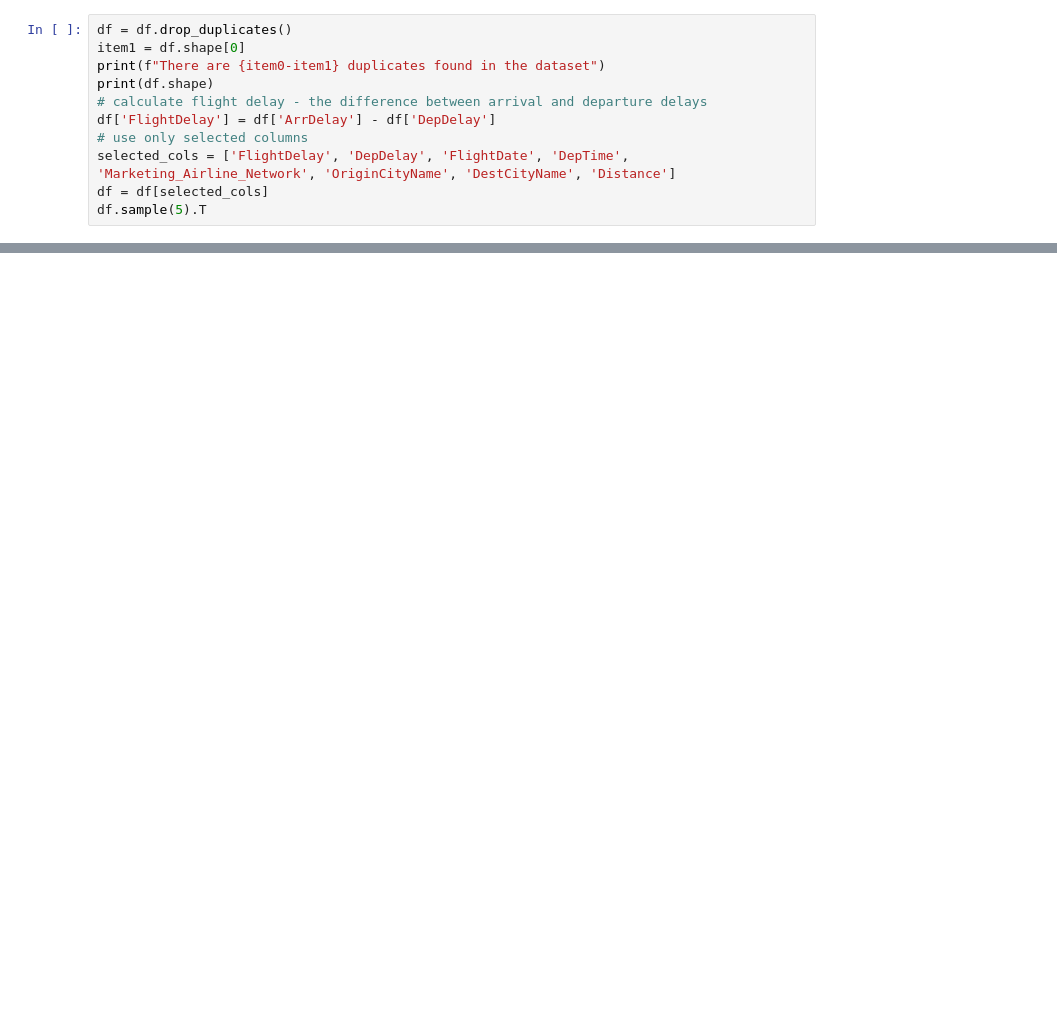
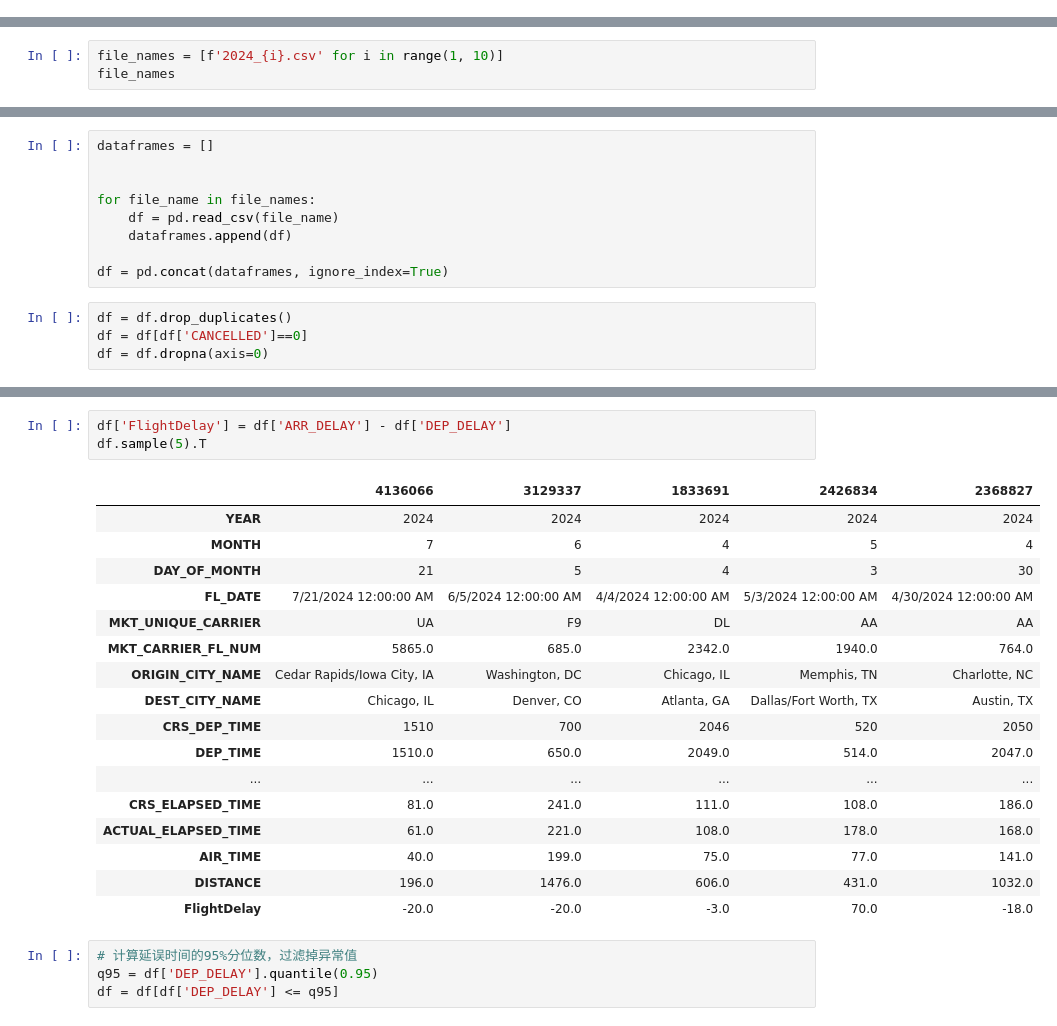
Before and after one commit to ArthasL1/6893-Flight-Recommendation-System, a Jupyter notebook: Progress.ipynb, the cells around one changed output, grey strips where cells are left out. Cells and saved outputs as stored; diff of their text form; blank space fills up the shorter version.

```diff
--- a/Progress.ipynb
+++ b/Progress.ipynb
@@ -56,11 +10,0 @@ memory usage: 6.7+ GB
-# %%
-df = df.drop_duplicates()
-item1 = df.shape[0]
-print(f"There are {item0-item1} duplicates found in the dataset")
-print(df.shape)
-# calculate flight delay - the difference between arrival and departure delays
-df['FlightDelay'] = df['ArrDelay'] - df['DepDelay']
-# use only selected columns
-selected_cols = ['FlightDelay', 'DepDelay', 'FlightDate', 'DepTime', 'Marketing_Airline_Network', 'OriginCityName', 'DestCityName', 'Distance']
-df = df[selected_cols]
-df.sample(5).T
@@ -78,0 +11,3 @@ There are 0 duplicates found in the dataset
+# %%
+file_names = [f'2024_{i}.csv' for i in range(1, 10)]
+file_names
@@ -79,3 +24,16 @@ There are 0 duplicates found in the dataset
+# %%
+dataframes = []
+
+
+for file_name in file_names:
+    df = pd.read_csv(file_name)
+    dataframes.append(df)
+
+df = pd.concat(dataframes, ignore_index=True)
+# %%
+df = df.drop_duplicates()
+df = df[df['CANCELLED']==0]
+df = df.dropna(axis=0)
 # %%
 df.columns
 # %% [output]
@@ -169,0 +46,25 @@ custom_plot_directory\FlightDelay\pair_scatters.html
+# %%
+df['FlightDelay'] = df['ARR_DELAY'] - df['DEP_DELAY']
+df.sample(5).T
+# %% [output]
+|  | 4136066 | 3129337 | 1833691 | 2426834 | 2368827 |
+| YEAR | 2024 | 2024 | 2024 | 2024 | 2024 |
+| MONTH | 7 | 6 | 4 | 5 | 4 |
+| DAY_OF_MONTH | 21 | 5 | 4 | 3 | 30 |
+| FL_DATE | 7/21/2024 12:00:00 AM | 6/5/2024 12:00:00 AM | 4/4/2024 12:00:00 AM | 5/3/2024 12:00:00 AM | 4/30/2024 12:00:00 AM |
+| MKT_UNIQUE_CARRIER | UA | F9 | DL | AA | AA |
+| MKT_CARRIER_FL_NUM | 5865.0 | 685.0 | 2342.0 | 1940.0 | 764.0 |
+| ORIGIN_CITY_NAME | Cedar Rapids/Iowa City, IA | Washington, DC | Chicago, IL | Memphis, TN | Charlotte, NC |
+| DEST_CITY_NAME | Chicago, IL | Denver, CO | Atlanta, GA | Dallas/Fort Worth, TX | Austin, TX |
+| CRS_DEP_TIME | 1510 | 700 | 2046 | 520 | 2050 |
+| DEP_TIME | 1510.0 | 650.0 | 2049.0 | 514.0 | 2047.0 |
+| ... | ... | ... | ... | ... | ... |
+| CRS_ELAPSED_TIME | 81.0 | 241.0 | 111.0 | 108.0 | 186.0 |
+| ACTUAL_ELAPSED_TIME | 61.0 | 221.0 | 108.0 | 178.0 | 168.0 |
+| AIR_TIME | 40.0 | 199.0 | 75.0 | 77.0 | 141.0 |
+| DISTANCE | 196.0 | 1476.0 | 606.0 | 431.0 | 1032.0 |
+| FlightDelay | -20.0 | -20.0 | -3.0 | 70.0 | -18.0 |
+# %%
+# 计算延误时间的95%分位数，过滤掉异常值
+q95 = df['DEP_DELAY'].quantile(0.95)
+df = df[df['DEP_DELAY'] <= q95]
```
Also changed, not shown: parts of 32 cells of this notebook.
